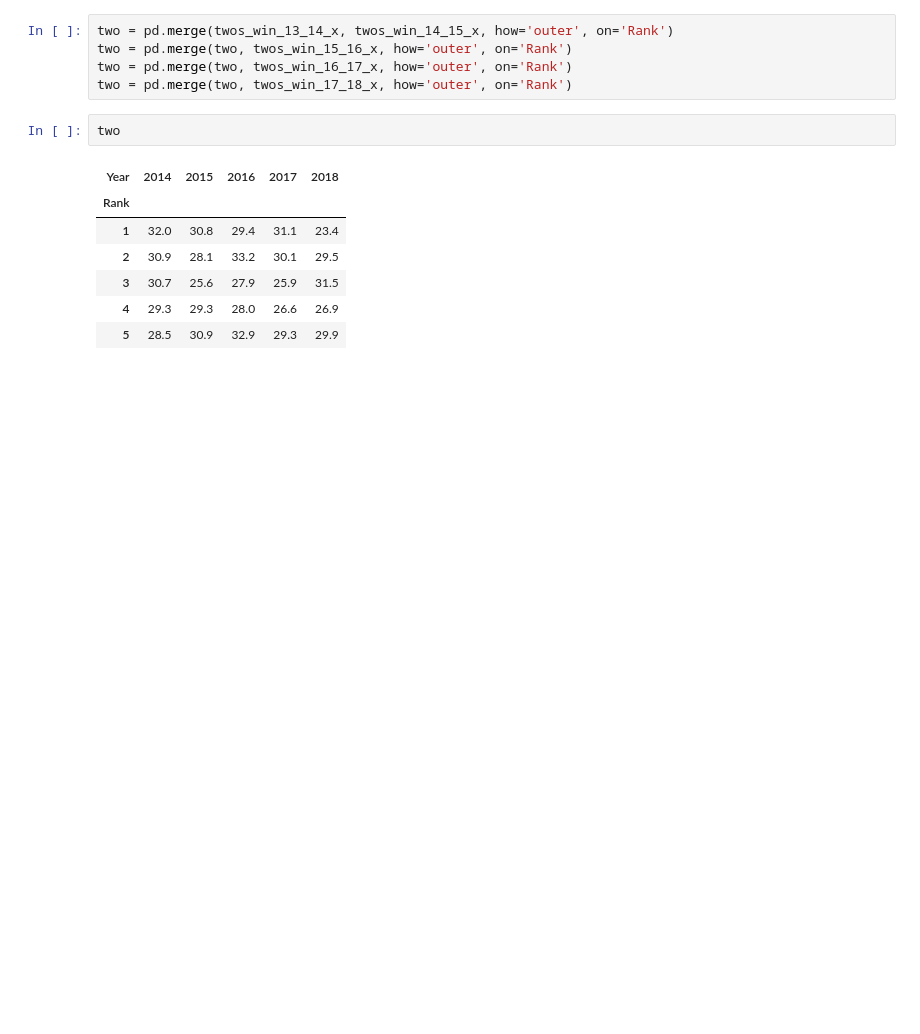
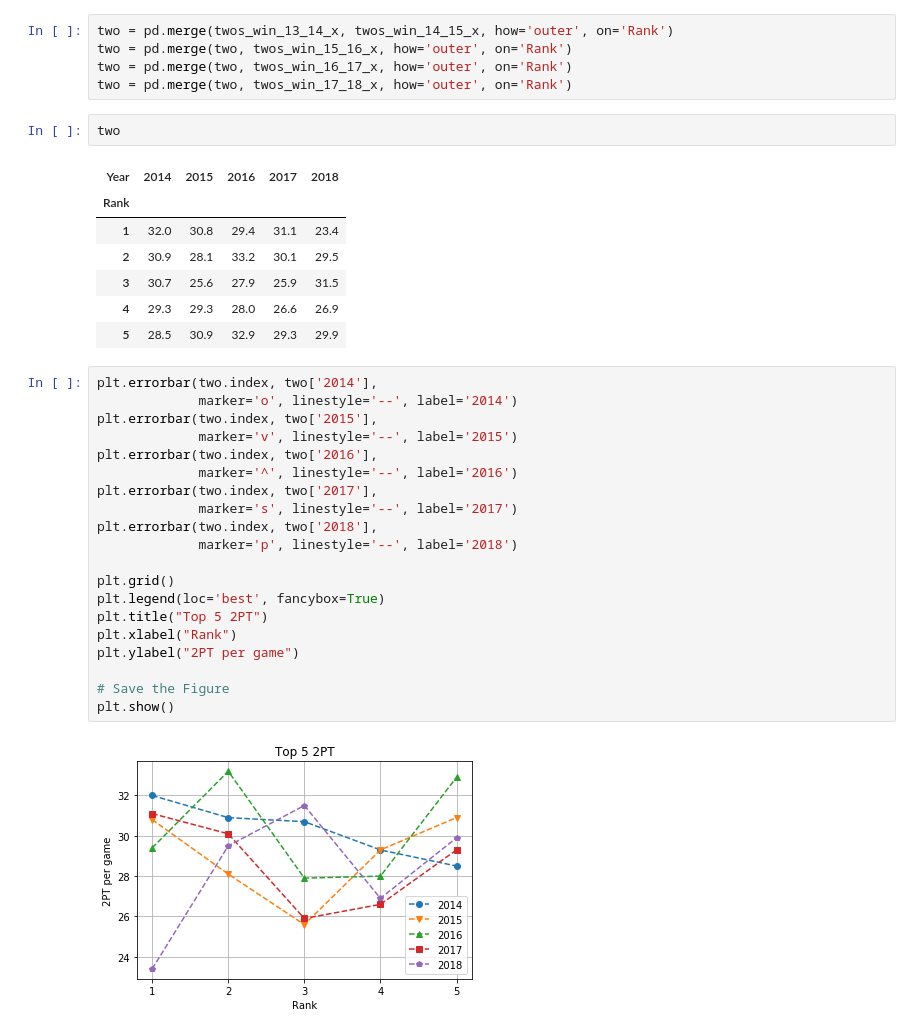
Before and after one commit to tanjowen/NCAA-vs-NBA, a Jupyter notebook: question dos.ipynb, the cells around one changed output. Cells and saved outputs as stored; diff of their text form; blank space fills up the shorter version.

```diff
--- a/question dos.ipynb
+++ b/question dos.ipynb
@@ -310,3 +313,25 @@ two
 | 3 | 30.7 | 25.6 | 27.9 | 25.9 | 31.5 |
 | 4 | 29.3 | 29.3 | 28.0 | 26.6 | 26.9 |
 | 5 | 28.5 | 30.9 | 32.9 | 29.3 | 29.9 |
+# %%
+plt.errorbar(two.index, two['2014'],
+             marker='o', linestyle='--', label='2014')
+plt.errorbar(two.index, two['2015'],
+             marker='v', linestyle='--', label='2015')
+plt.errorbar(two.index, two['2016'],
+             marker='^', linestyle='--', label='2016')
+plt.errorbar(two.index, two['2017'],
+             marker='s', linestyle='--', label='2017')
+plt.errorbar(two.index, two['2018'],
+             marker='p', linestyle='--', label='2018')
+
+plt.grid()
+plt.legend(loc='best', fancybox=True)
+plt.title("Top 5 2PT")
+plt.xlabel("Rank")
+plt.ylabel("2PT per game")
+
+# Save the Figure
+plt.show()
+# %% [output]
+[figure, added]
```
Also changed, not shown: parts of 1 cell of this notebook, 1 other file.
